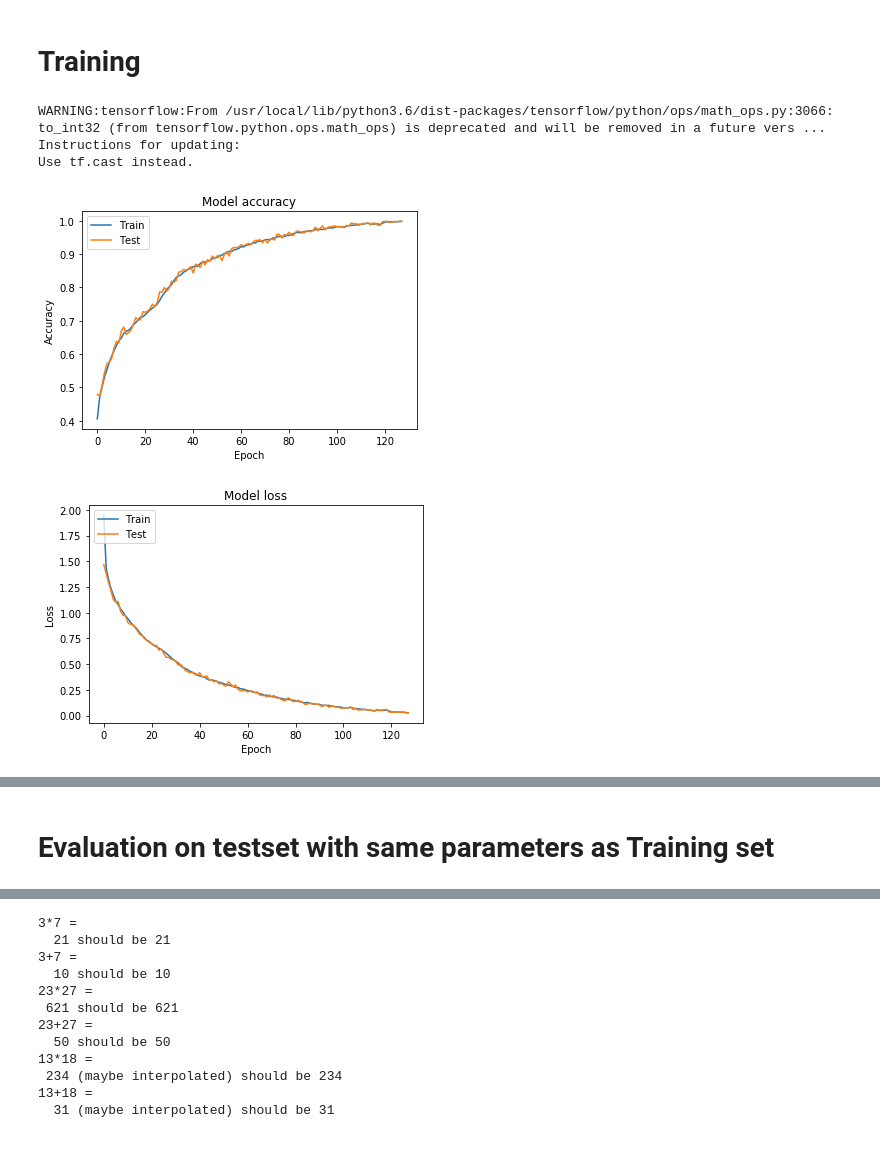
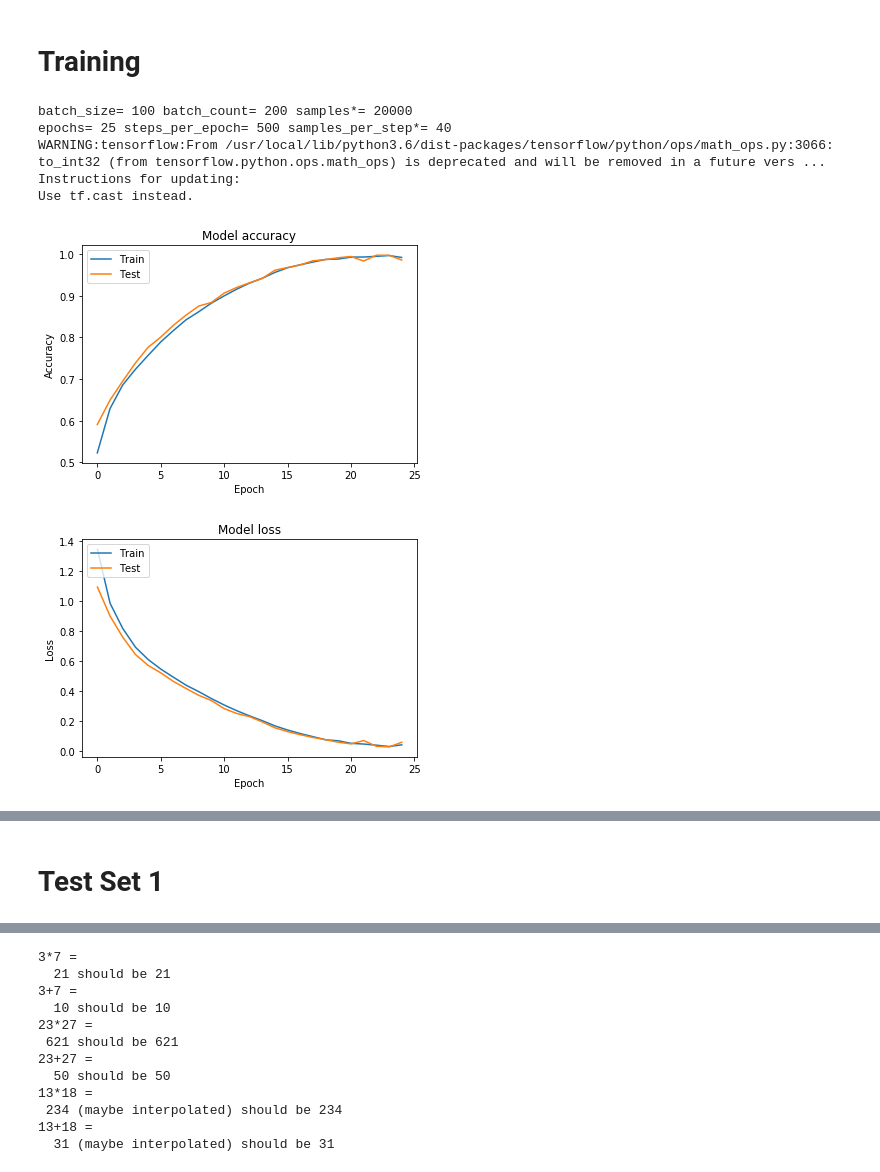
Before and after one commit to glouwa/app-kandinsky-pattern-generator, a Jupyter notebook: lstm_calculator.ipynb, the cells around one changed output, grey strips where cells are left out. Saved outputs shown, nothing was run; the diff lists cells and outputs as text; code cells hidden in the pictures.

```diff
--- a/lstm_calculator.ipynb
+++ b/lstm_calculator.ipynb
@@ -293,8 +277,10 @@ encoded and back: batch_demo/exp0: '13*50' = ' 650'
 # %%
 #@title Train/Validate Generators { vertical-output: true, output-height: 200 }
-batch_size      = 200 #@param {type:"slider", min:0, max:300, step:10}
-training_size   = 3600 #@param {type:"slider", min:1000, max:50000, step:100}
-validation_size = 500 #@param {type:"slider", min:10, max:1000, step:10}
+%%time
+
+batch_size      = 100 #@param {type:"slider", min:0, max:300, step:10}
+training_size   = 20000 #@param {type:"slider", min:1000, max:50000, step:100}
+validation_size = 1000 #@param {type:"slider", min:10, max:1000, step:10}
 
 params = {
     'sample_parameters': training_sample_parameters,
@@ -305,8 +291,17 @@ params = {
 
 print("training_sample_parameters=", training_sample_parameters)
 
-training_generator, training_panda =     DataGenerator(samples=training_size, set_path="train", **params).renderFrame()
-validation_generator, validation_panda = DataGenerator(samples=validation_size, set_path="validate", **params).renderFrame()
+training_generator = DataGenerator(
+    samples=training_size,
+    set_path="train",
+    **params
+).renderFrame()
 
-display_batch_meta(training_panda)
+validation_generator = DataGenerator(
+    samples=validation_size,
+    set_path="validate",
+    **params
+).renderFrame()
+
+training_generator.panda.display_meta()
 # %% [output]
@@ -437,28 +428,41 @@ None
 # %%
 #@title Training { vertical-output: true }
 %%time
-steps_per_epoch    = 100 #@param {type:"slider", min:10, max:1000, step:1}
-epochs             = 128 #@param {type:"slider", min:2, max:500, step:1}
+steps_per_epoch    = 500 #@param {type:"slider", min:10, max:1000, step:1}
+epochs             = 25 #@param {type:"slider", min:2, max:50, step:1}
 use_multprocessing = True #@param {type:"boolean"}
 workers            = 16 #@param {type:"slider", min:1, max:20, step:1}
 verbose            = 0 #@param {type:"slider", min:0, max:5, step:1}
 
-# samples in epoch, steps in epoch, samples per step, batches per step
+print(
+    "batch_size=", training_generator.batch_size,
+    "batch_count=", len(training_generator),
+    "samples*=", training_generator.batch_size * len(training_generator),
+    "\nepochs=", epochs,
+    "steps_per_epoch=", steps_per_epoch,
+    "samples_per_step*=", int(training_generator.batch_size * len(training_generator)
+                              / steps_per_epoch)
+)
 
 history = model.fit_generator(
   epochs = epochs,
   steps_per_epoch = steps_per_epoch,
   generator = training_generator,
   validation_data = validation_generator,
   use_multiprocessing = use_multprocessing,
   workers = workers,
   verbose = verbose,
-  )#callbacks = [keras.callbacks.EarlyStopping(monitor='val_acc', sensible=2)])
+)#callbacks = [keras.callbacks.EarlyStopping(monitor='val_acc', sensible=2)])
 
 lib.plot_history(history)
+
+print(main_metric, "=", history.history['acc'][-1])
+print(main_metric, "=", history.history['val_acc'][-1])
 # %% [output]
+batch_size= 100 batch_count= 200 samples*= 20000
+epochs= 25 steps_per_epoch= 500 samples_per_step*= 40
 WARNING:tensorflow:From /usr/local/lib/python3.6/dist-packages/tensorflow/python/ops/math_ops.py:3066: to_int32 (from tensorflow.python.ops.math_ops) is deprecated and will be removed in a future vers ...
 Instructions for updating:
 Use tf.cast instead.
-[figure, old version]
+[figure, new version]
-[figure, old version]
+[figure, new version]
@@ -467,4 +473,4 @@ Wall time: 11min 28s
-# %% [markdown]
-# Evaluation on testset with same parameters as Training set
+# %% [markdown]
+# Test Set 1
 # %%
 #@title Test Sample Parameters { vertical-output: true }
```
Also changed, not shown: parts of 30 cells of this notebook.
